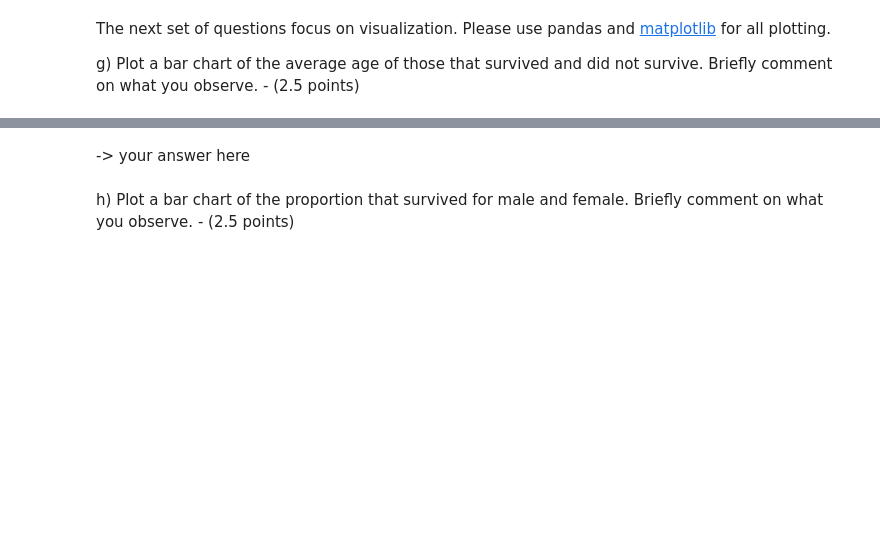
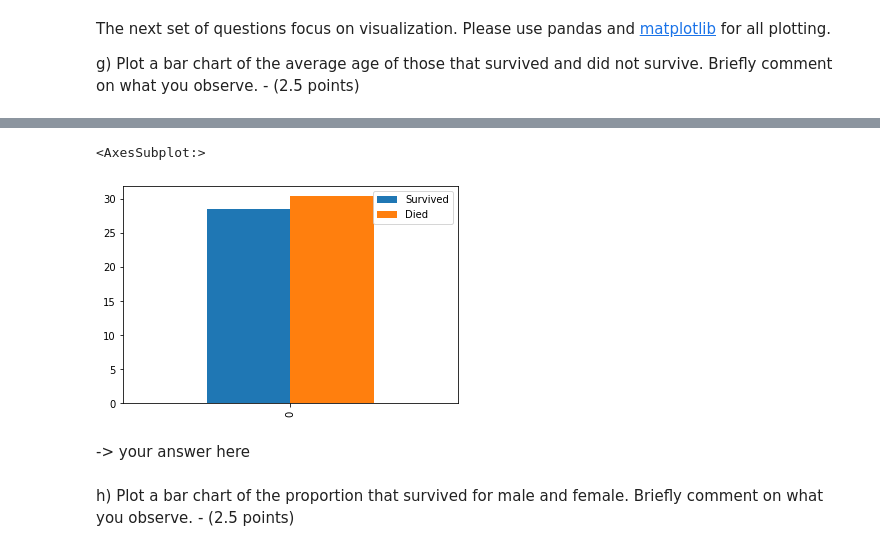
Before and after one commit to ivanisakov99/CS506, a Jupyter notebook: HW/hw1/homework1.ipynb, the cells around one changed output, grey strips where cells are left out. Drawn from its saved outputs; the diff is of its cells as text; code cells hidden in the pictures; blank space fills up the shorter version.

```diff
--- a/HW/hw1/homework1.ipynb
+++ b/HW/hw1/homework1.ipynb
@@ -138,3 +140,19 @@ KeyboardInterrupt:
+# %%
+# your code here
+# %matplotlib inline
+import matplotlib.pyplot as plt
+
+newDF = pd.DataFrame(data={
+    'Survived': [df['Age'][df['Survived'].isin([1])].mean()],
+    'Died': [df['Age'][df['Survived'].isin([0])].mean()]
+})
+
+newDF.plot(kind='bar')
+
+# df.plot(x= 'Survived', y='Age', kind='bar')
+# %% [output]
+<AxesSubplot:>
+[figure, added]
 # %% [markdown]
 -> your answer here
 # %% [markdown]
```
Also changed, not shown: parts of 21 cells of this notebook, 5 other files.
